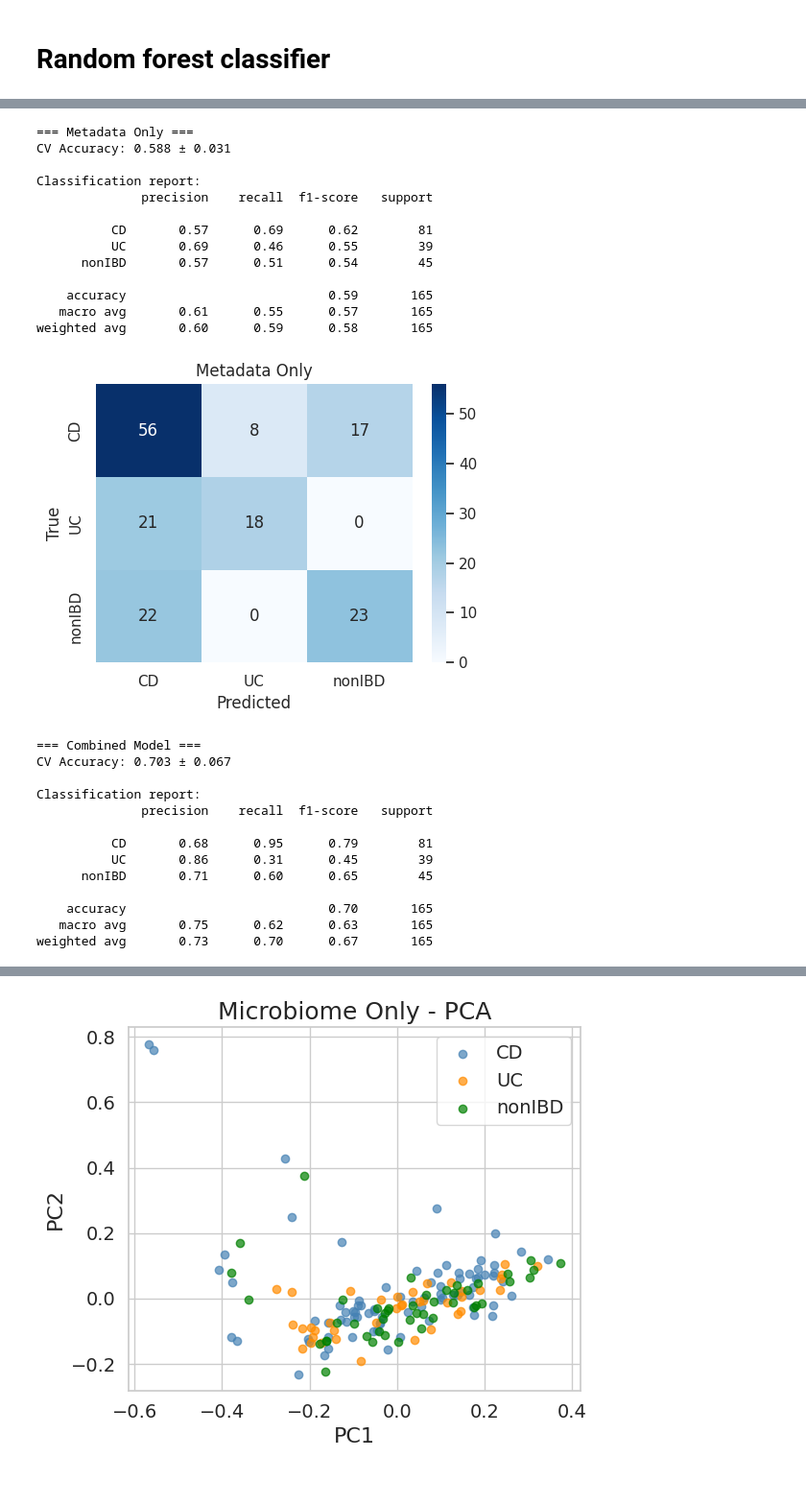
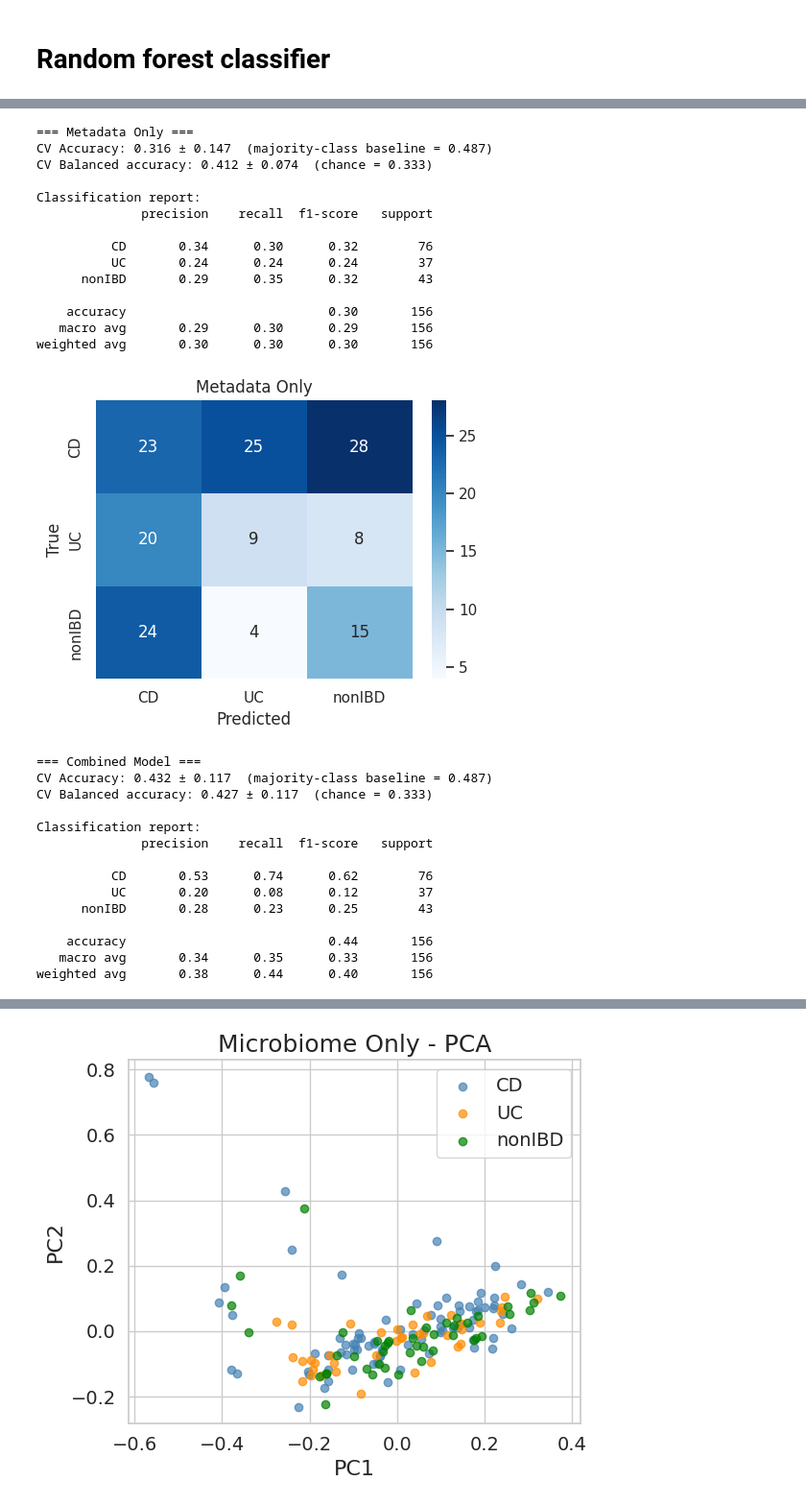
Before and after one commit to hector-ahg/predictive-microbiology-course, a Jupyter notebook: notebooks/05_predictive_microbial_ecology.ipynb, the cells around one changed output, grey strips where cells are left out. Shown at 96% size. Cells and saved outputs as stored; diff of their text form; code cells hidden in the pictures.

Commit message:
grouped cross-validation random forest

```diff
--- a/notebooks/05_predictive_microbial_ecology.ipynb
+++ b/notebooks/05_predictive_microbial_ecology.ipynb
@@ -157,7 +157,7 @@ df_meta.head()
 # Random forest classifier
 # %%
 from sklearn.ensemble import RandomForestClassifier
-from sklearn.model_selection import StratifiedKFold, cross_val_score, cross_val_predict
+from sklearn.model_selection import StratifiedKFold, StratifiedGroupKFold, cross_val_score, cross_val_predict
 from sklearn.metrics import classification_report, confusion_matrix
 
 # align datasets
@@ -166,6 +166,9 @@ common_idx = df_micro.index.intersection(df_meta.index)
 df_micro = df_micro.loc[common_idx]
 df_meta = df_meta.loc[common_idx]
 df_combined = df_combined.loc[common_idx]
+
+groups = df_meta['ProjectSpecificID'].astype(str).values
+print(f"{len(common_idx)} biopsies from {pd.Series(groups).nunique()} participants")
 
 #define target
 y = df_meta['diagnosis'].astype('category')
@@ -188,7 +191,8 @@ clinical_leakage = [
 
 batch_like = [
     'site_name',
-    'ECP received at Washington U'
+    'ECP received at Washington U',
+    'ECP received at Washington U:'   # the real column name ends with a colon
 ]
 
 cols_to_drop = id_like + clinical_leakage + batch_like
@@ -235,24 +239,23 @@ print("Combined:", X_combined.shape)
 print("Target:", y.shape)
 
 # model evaluation function
-def evaluate_model(X, y, title):
+def evaluate_model(X, y, title, groups=groups):
 
-    model = RandomForestClassifier(
-        n_estimators=300,
-        random_state=42,
-        n_jobs=-1
-    )
+    model = RandomForestClassifier(n_estimators=300, random_state=42, n_jobs=-1)
 
-    cv = StratifiedKFold(n_splits=5, shuffle=True, random_state=42)
+    # Grouped folds: a participant is never in both training and test data
+    cv = StratifiedGroupKFold(n_splits=5, shuffle=True, random_state=42)
 
-    # Cross-validation accuracy
-    scores = cross_val_score(model, X, y, cv=cv, scoring="accuracy")
+    scores = cross_val_score(model, X, y, cv=cv, groups=groups, scoring="accuracy")
+    bal = cross_val_score(model, X, y, cv=cv, groups=groups, scoring="balanced_accuracy")
+    majority = y.value_counts(normalize=True).max()
 
     print(f"\n=== {title} ===")
-    print(f"CV Accuracy: {scores.mean():.3f} ± {scores.std():.3f}")
+    print(f"CV Accuracy: {scores.mean():.3f} ± {scores.std():.3f}  (majority-class baseline = {majority:.3f})")
+    print(f"CV Balanced accuracy: {bal.mean():.3f} ± {bal.std():.3f}  (chance = {1/len(class_names):.3f})")
 
     # Cross-validated predictions
-    y_pred = cross_val_predict(model, X, y, cv=cv)
+    y_pred = cross_val_predict(model, X, y, cv=cv, groups=groups)
 
     print("\nClassification report:")
     print(classification_report(y, y_pred, target_names=class_names))
@@ -305,27 +306,29 @@ weighted avg       0.72      0.68      0.65       165
 === Metadata Only ===
-CV Accuracy: 0.588 ± 0.031
+CV Accuracy: 0.316 ± 0.147  (majority-class baseline = 0.487)
+CV Balanced accuracy: 0.412 ± 0.074  (chance = 0.333)
 
 Classification report:
               precision    recall  f1-score   support
 
-          CD       0.57      0.69      0.62        81
-          UC       0.69      0.46      0.55        39
-      nonIBD       0.57      0.51      0.54        45
+          CD       0.34      0.30      0.32        76
+          UC       0.24      0.24      0.24        37
+      nonIBD       0.29      0.35      0.32        43
 
-    accuracy                           0.59       165
-   macro avg       0.61      0.55      0.57       165
-weighted avg       0.60      0.59      0.58       165
+    accuracy                           0.30       156
+   macro avg       0.29      0.30      0.29       156
+weighted avg       0.30      0.30      0.30       156
-[figure, old version]
+[figure, new version]
 === Combined Model ===
-CV Accuracy: 0.703 ± 0.067
+CV Accuracy: 0.432 ± 0.117  (majority-class baseline = 0.487)
+CV Balanced accuracy: 0.427 ± 0.117  (chance = 0.333)
 
 Classification report:
               precision    recall  f1-score   support
 
-          CD       0.68      0.95      0.79        81
-          UC       0.86      0.31      0.45        39
-      nonIBD       0.71      0.60      0.65        45
+          CD       0.53      0.74      0.62        76
+          UC       0.20      0.08      0.12        37
+      nonIBD       0.28      0.23      0.25        43
 
-    accuracy                           0.70       165
-   macro avg       0.75      0.62      0.63       165
-weighted avg       0.73      0.70      0.67       165
+    accuracy                           0.44       156
+   macro avg       0.34      0.35      0.33       156
+weighted avg       0.38      0.44      0.40       156
```
Also changed, not shown: parts of 11 cells of this notebook.
